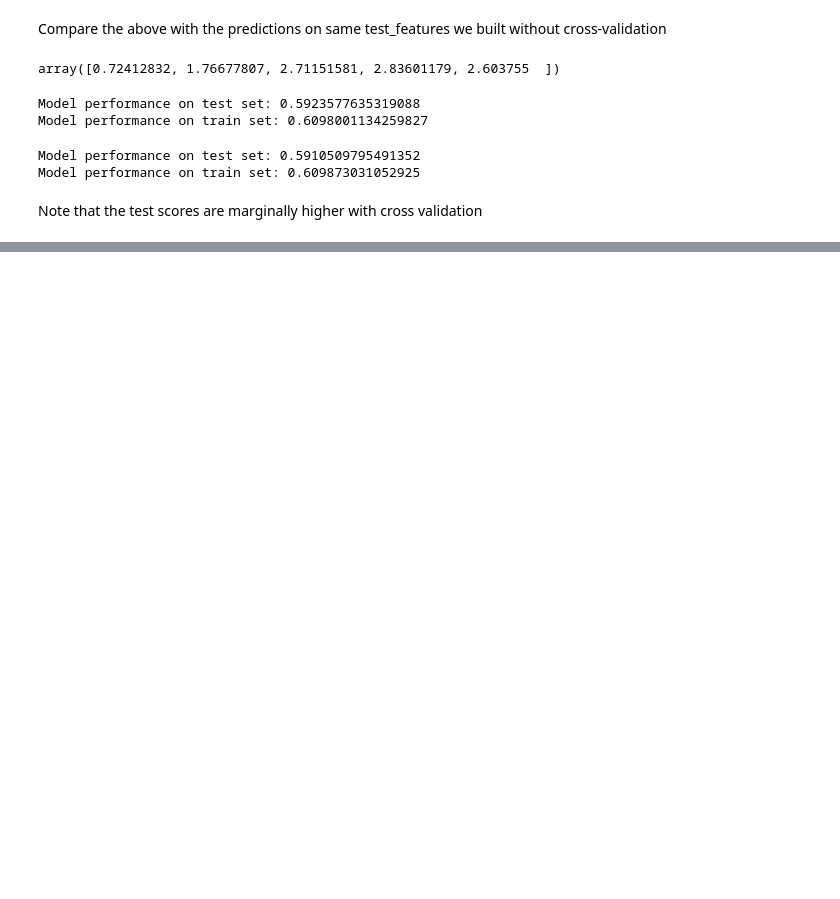
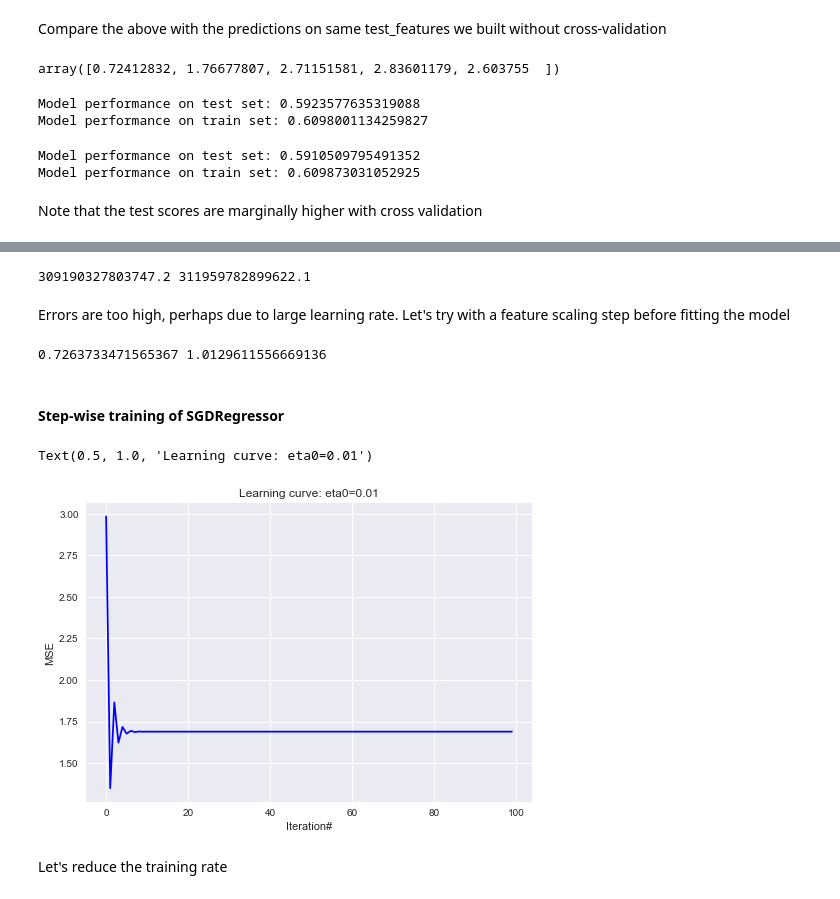
Before and after one commit to ananddotiyer/IIT-M, a Jupyter notebook: My Notes/MLP/Week3.ipynb, the cells around one changed output, grey strips where cells are left out. Drawn from its saved outputs; the diff is of its cells as text; code cells hidden in the pictures; blank space fills up the shorter version.

```diff
--- a/My Notes/MLP/Week3.ipynb
+++ b/My Notes/MLP/Week3.ipynb
@@ -362,0 +421,41 @@ For a training set with 12384 samples:
+# %%
+sgd = SGDRegressor(random_state=42)
+sgd.fit(train_features, train_labels)
+train_mae = mean_absolute_error(train_labels, sgd.predict(train_features))
+dev_mae = mean_absolute_error(dev_labels, sgd.predict(dev_features))
+print(train_mae, dev_mae)
+# %% [output]
+309190327803747.2 311959782899622.1
+# %% [markdown]
+Errors are too high, perhaps due to large learning rate.  Let's try with a feature scaling step before fitting the model
+# %%
+sgd_pipeline = Pipeline([("feature_scaling", StandardScaler()),
+                             ("sgd", SGDRegressor(random_state=42))])
+# %%
+sgd_pipeline.fit(train_features, train_labels)
+train_mae = mean_absolute_error(train_labels, sgd_pipeline.predict(train_features))
+dev_mae = mean_absolute_error(dev_labels, sgd_pipeline.predict(dev_features))
+print(train_mae, dev_mae)
+# %% [output]
+0.7263733471565367 1.0129611556669136
+# %% [markdown]
+#### Step-wise training of SGDRegressor
+# %%
+eta0 = 1e-2
+sgd_pipeline = Pipeline([("feature_scaling", StandardScaler()),
+                             ("sgd", SGDRegressor(max_iter=1, warm_start=True, random_state=42))])
+# %%
+loss = []
+for epoch in range(100):
+    sgd_pipeline.fit(train_features, train_labels)
+    loss.append(mean_squared_error(train_labels, sgd_pipeline.predict(train_features)))
+
+plt.plot(np.arange(len(loss)), loss, 'b-')
+plt.xlabel('Iteration#')
+plt.ylabel('MSE')
+plt.title(f'Learning curve: eta0={eta0}')
+# %% [output]
+Text(0.5, 1.0, 'Learning curve: eta0=0.01')
+[figure, added]
+# %% [markdown]
+Let's reduce the training rate
```
Also changed, not shown: parts of 36 cells of this notebook.
